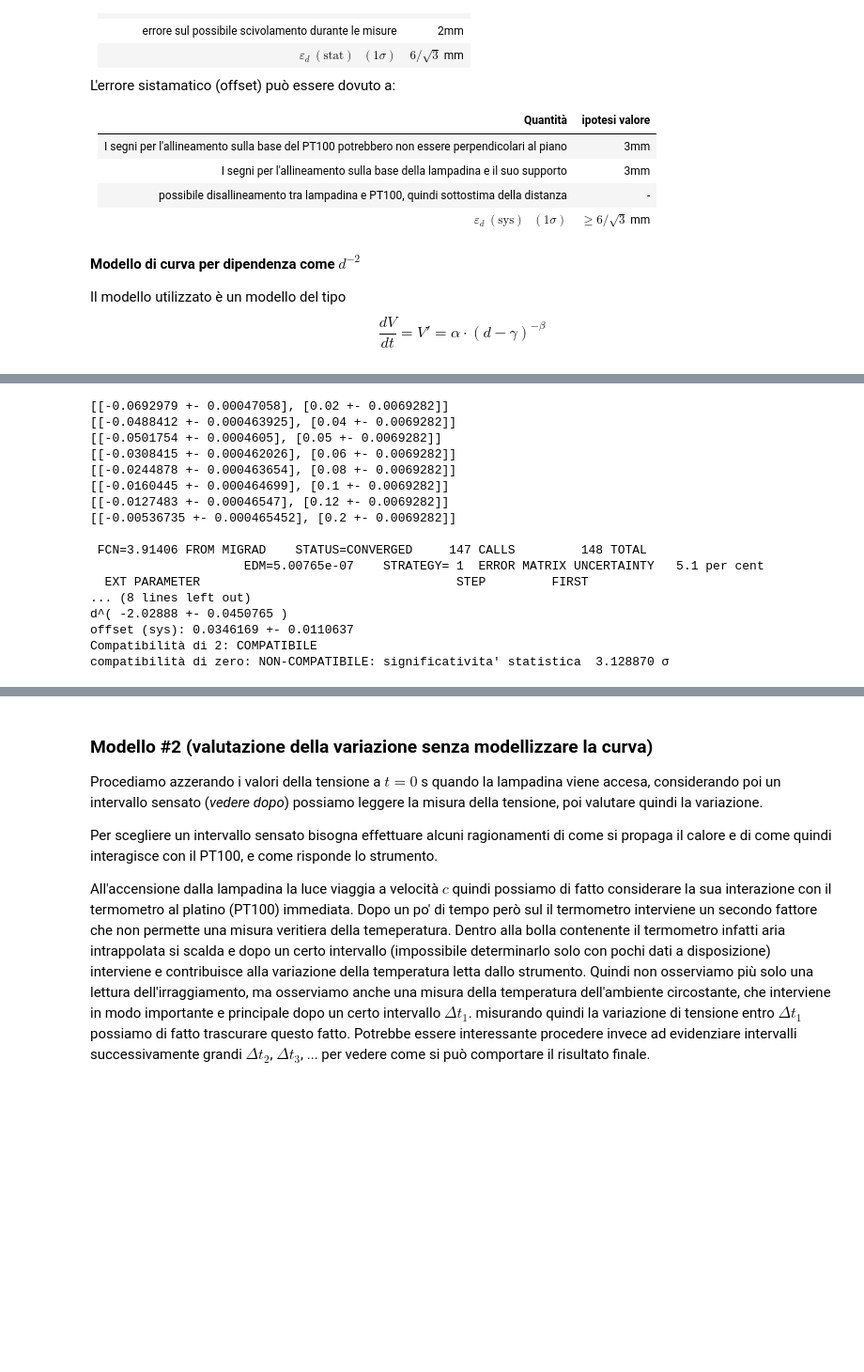
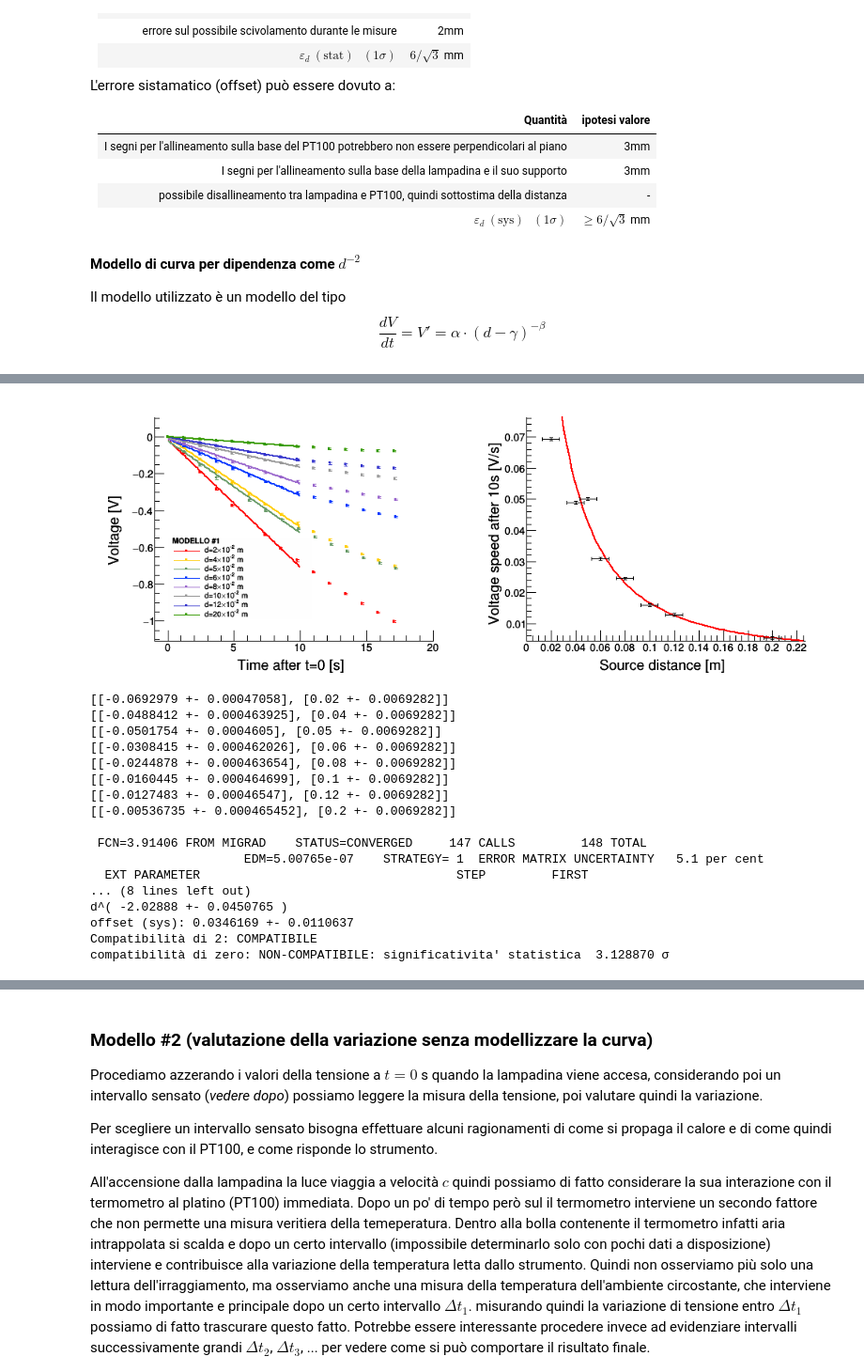
Before and after one commit to mattiasotgia/Lab2, a Jupyter notebook: esperienza_4__irraggiamento_lampadina/analisi_dati/2021_12_21_data_analysis_LAB_R2.ipynb, the cells around one changed output, grey strips where cells are left out. Shown: that part at 94% size. Cells and saved outputs as stored; diff of their text form; code cells hidden in the pictures; blank space fills up the shorter version.

```diff
--- a/esperienza_4__irraggiamento_lampadina/analisi_dati/2021_12_21_data_analysis_LAB_R2.ipynb
+++ b/esperienza_4__irraggiamento_lampadina/analisi_dati/2021_12_21_data_analysis_LAB_R2.ipynb
@@ -285,10 +285,9 @@ for(int j=0; j<8; j++){
     plot->SetPointError(j, errore_distanza, err_dVdt[j]);
 }
 plot->Draw("ap");
-// plot->SetTitle(";Source distance [m];Voltage speed after 10s [V/s]");
 graphset::set_TGraphAxis(plot, "Voltage speed after 10s [V/s]", 1, "Source distance [m]");
 
-TF1 *fit_mod1 = new TF1("fit_mod1", "[0]*pow((x+[2]), [1])");
+TF1 *fit_mod1 = new TF1("fit_mod1", "[0]*pow((x+[2]), [1])", 0, 0.22);
 fit_mod1->SetParameters(1, -2, 0.0);
 
 
@@ -311,3 +309,4 @@ std::cout << "compatibilità di zero: " << // offset con stima (6/sqrt(3) mm): "
+[figure, added]
 [[-0.0692979 +- 0.00047058], [0.02 +- 0.0069282]]
 [[-0.0488412 +- 0.000463925], [0.04 +- 0.0069282]]
 [[-0.0501754 +- 0.0004605], [0.05 +- 0.0069282]]
```
Also changed, not shown: parts of 9 cells of this notebook, 1 other file.
